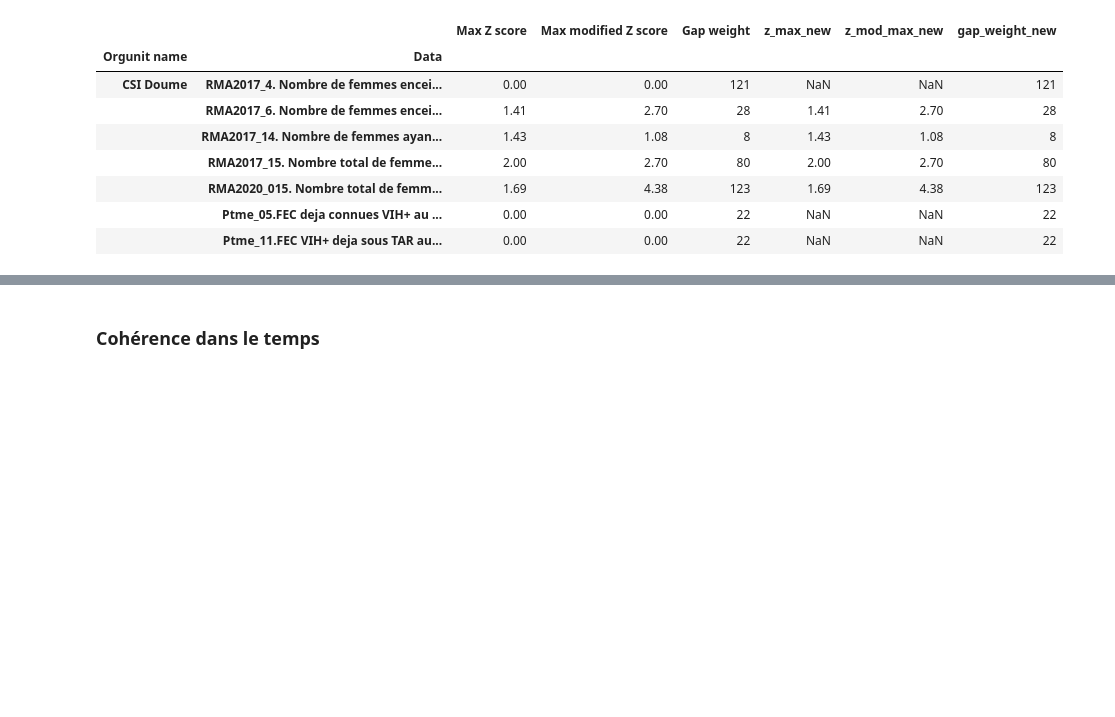
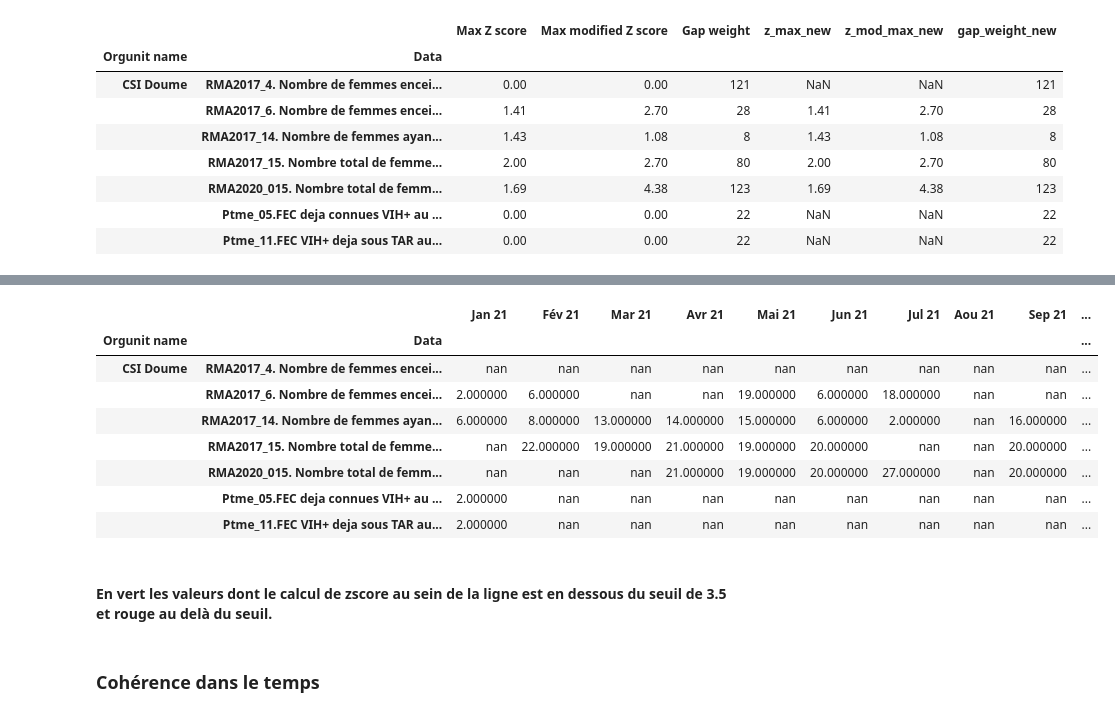
Before and after one commit to Djatche/qualite_donnees_district_sante_48h, a Jupyter notebook: data_quality_who_dq_tools_vs_python.ipynb, the cells around one changed output, grey strips where cells are left out. Drawn from its saved outputs; the diff is of its cells as text; code cells hidden in the pictures; blank space fills up the shorter version.

```diff
--- a/data_quality_who_dq_tools_vs_python.ipynb
+++ b/data_quality_who_dq_tools_vs_python.ipynb
@@ -249,0 +317,2 @@ df_comparaison
+# %%
+zscore_style = style_dates(zscore_df)
@@ -250,3 +358,21 @@ df_comparaison
+# %%
+def get_col_property_styling(col):
+    col_name = col.name
+    return zscore_style[col_name]
+# %%
+soins_prenatals_mensuel_Doume_for_highlight.style.apply(get_col_property_styling, axis=0)
+# %% [output]
+|  |  | Jan 21 | Fév 21 | Mar 21 | Avr 21 | Mai 21 | Jun 21 | Jul 21 | Aou 21 | Sep 21 | ... |
+| Orgunit name | Data |  |  |  |  |  |  |  |  |  | ... |
+| CSI Doume | RMA2017_4. Nombre de femmes encei... | nan | nan | nan | nan | nan | nan | nan | nan | nan | ... |
+|  | RMA2017_6. Nombre de femmes encei... | 2.000000 | 6.000000 | nan | nan | 19.000000 | 6.000000 | 18.000000 | nan | nan | ... |
+|  | RMA2017_14. Nombre de femmes ayan... | 6.000000 | 8.000000 | 13.000000 | 14.000000 | 15.000000 | 6.000000 | 2.000000 | nan | 16.000000 | ... |
+|  | RMA2017_15. Nombre total de femme... | nan | 22.000000 | 19.000000 | 21.000000 | 19.000000 | 20.000000 | nan | nan | 20.000000 | ... |
+|  | RMA2020_015. Nombre total de femm... | nan | nan | nan | 21.000000 | 19.000000 | 20.000000 | 27.000000 | nan | 20.000000 | ... |
+|  | Ptme_05.FEC deja connues VIH+ au ... | 2.000000 | nan | nan | nan | nan | nan | nan | nan | nan | ... |
+|  | Ptme_11.FEC VIH+ deja sous TAR au... | 2.000000 | nan | nan | nan | nan | nan | nan | nan | nan | ... |
+# %% [markdown]
+#### En vert les valeurs dont le calcul de zscore au sein de la ligne est en dessous du seuil de 3.5 et rouge au delà du seuil.
 # %% [markdown]
 ### Cohérence dans le temps
 # %% [markdown]
```
Also changed, not shown: parts of 15 cells of this notebook, 5 other files.
